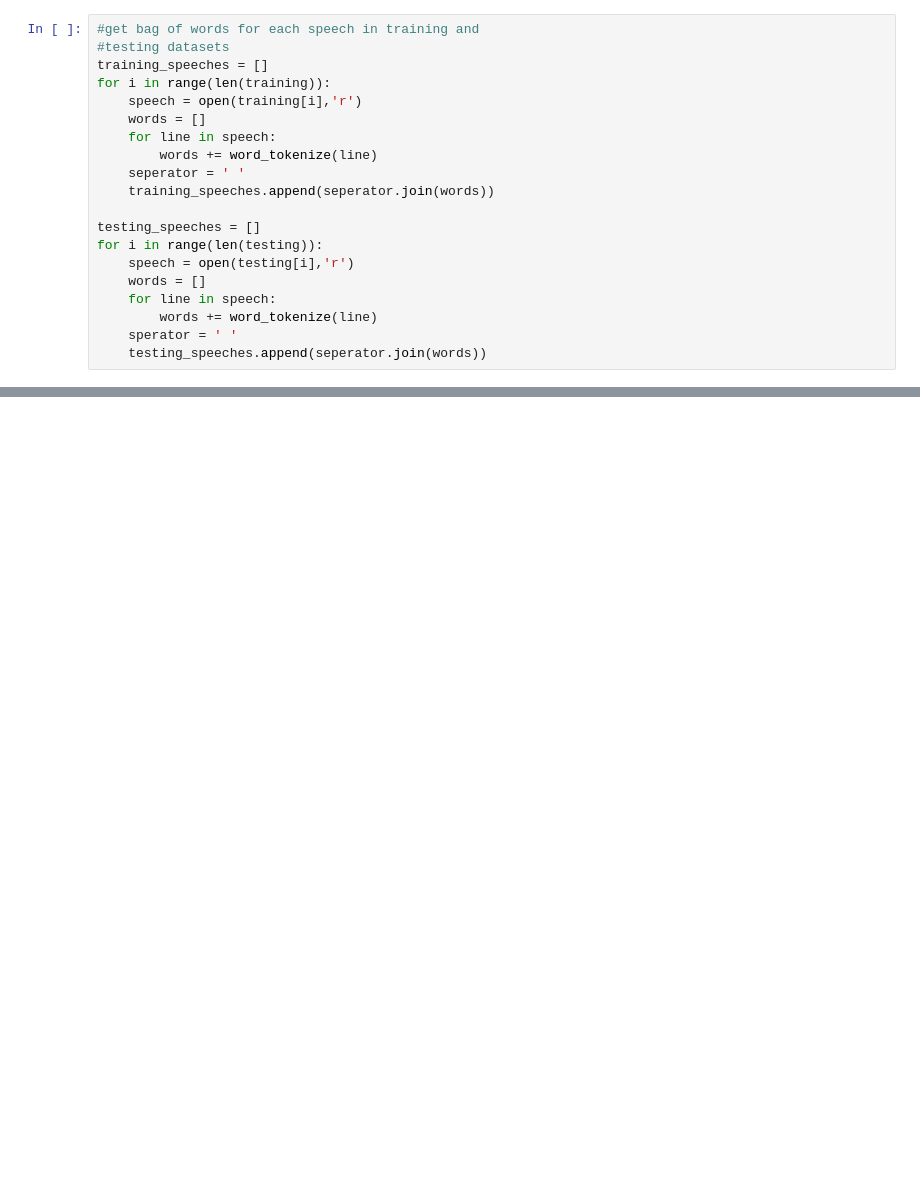
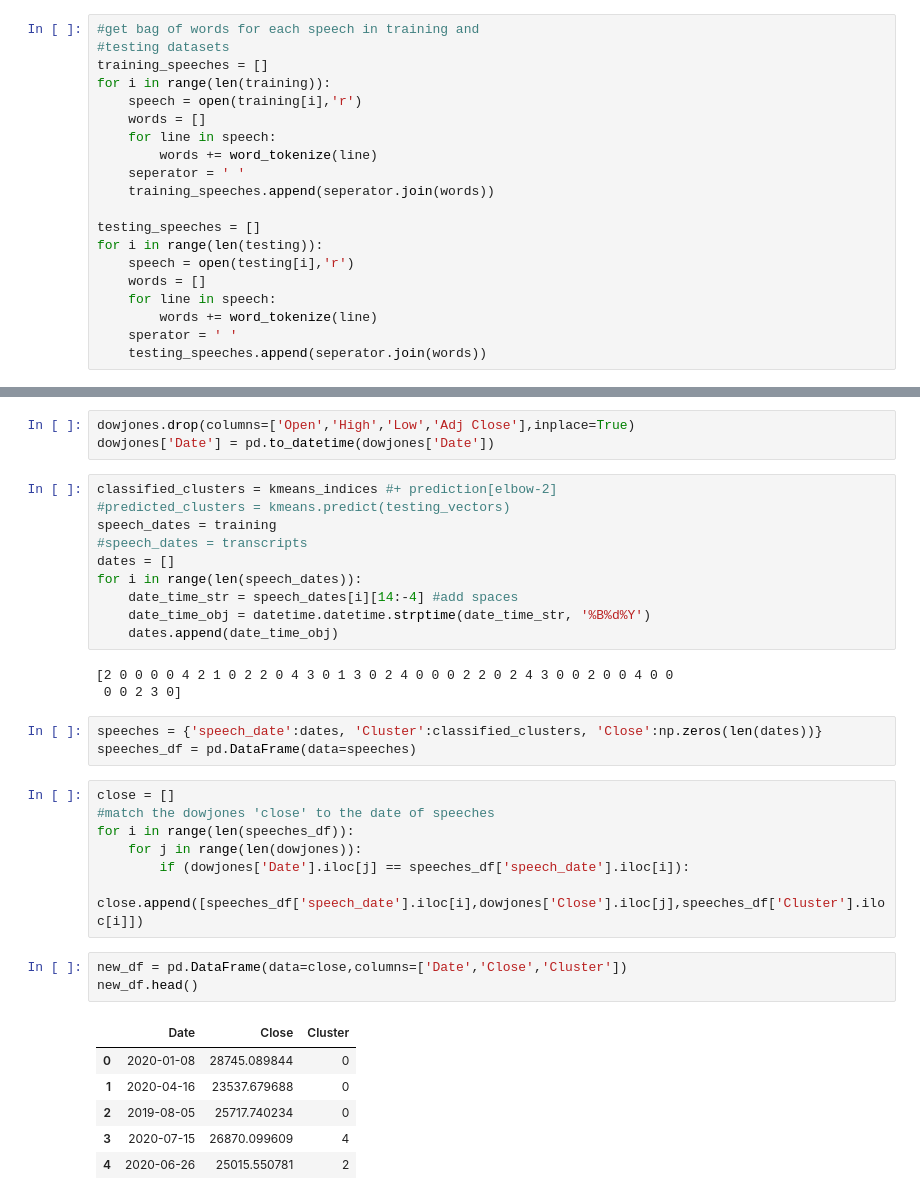
Before and after one commit to armuse/speeches, a Jupyter notebook: clustering/Get Clusters info.ipynb, the cells around one changed output, grey strips where cells are left out. Drawn from its saved outputs; the diff is of its cells as text; blank space fills up the shorter version.

```diff
--- a/clustering/Get Clusters info.ipynb
+++ b/clustering/Get Clusters info.ipynb
@@ -105,0 +121,36 @@ Cluster 1:
+# %%
+dowjones.drop(columns=['Open','High','Low','Adj Close'],inplace=True)
+dowjones['Date'] = pd.to_datetime(dowjones['Date'])
+# %%
+classified_clusters = kmeans_indices #+ prediction[elbow-2]
+#predicted_clusters = kmeans.predict(testing_vectors)
+speech_dates = training
+#speech_dates = transcripts
+dates = []
+for i in range(len(speech_dates)):
+    date_time_str = speech_dates[i][14:-4] #add spaces
+    date_time_obj = datetime.datetime.strptime(date_time_str, '%B%d%Y')
+    dates.append(date_time_obj)
+# %% [output]
+[2 0 0 0 0 4 2 1 0 2 2 0 4 3 0 1 3 0 2 4 0 0 0 2 2 0 2 4 3 0 0 2 0 0 4 0 0
+ 0 0 2 3 0]
+# %%
+speeches = {'speech_date':dates, 'Cluster':classified_clusters, 'Close':np.zeros(len(dates))}
+speeches_df = pd.DataFrame(data=speeches)
+# %%
+close = []
+#match the dowjones 'close' to the date of speeches
+for i in range(len(speeches_df)):
+    for j in range(len(dowjones)):
+        if (dowjones['Date'].iloc[j] == speeches_df['speech_date'].iloc[i]):
+            close.append([speeches_df['speech_date'].iloc[i],dowjones['Close'].iloc[j],speeches_df['Cluster'].iloc[i]])
+# %%
+new_df = pd.DataFrame(data=close,columns=['Date','Close','Cluster'])
+new_df.head()
+# %% [output]
+|  | Date | Close | Cluster |
+| 0 | 2020-01-08 | 28745.089844 | 0 |
+| 1 | 2020-04-16 | 23537.679688 | 0 |
+| 2 | 2019-08-05 | 25717.740234 | 0 |
+| 3 | 2020-07-15 | 26870.099609 | 4 |
+| 4 | 2020-06-26 | 25015.550781 | 2 |
```
Also changed, not shown: parts of 11 cells of this notebook.
